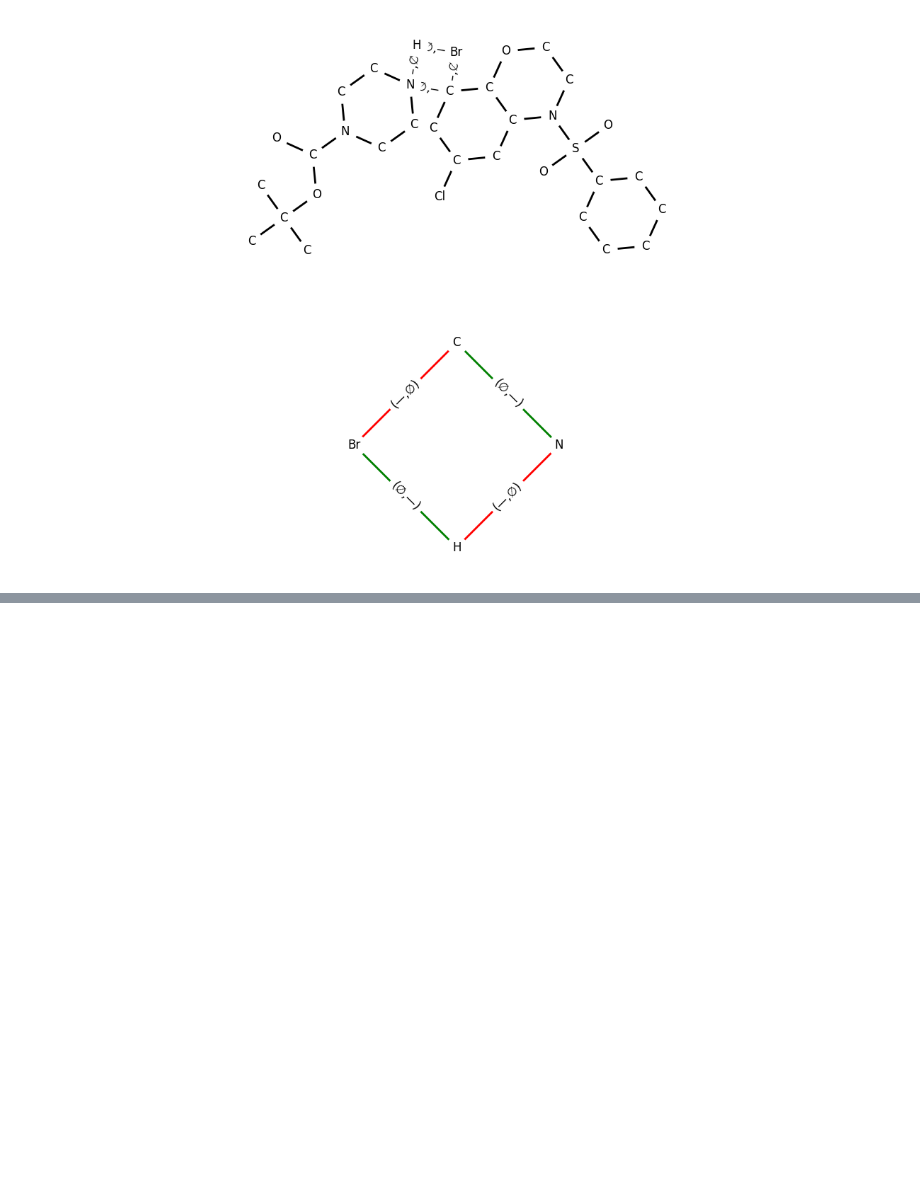
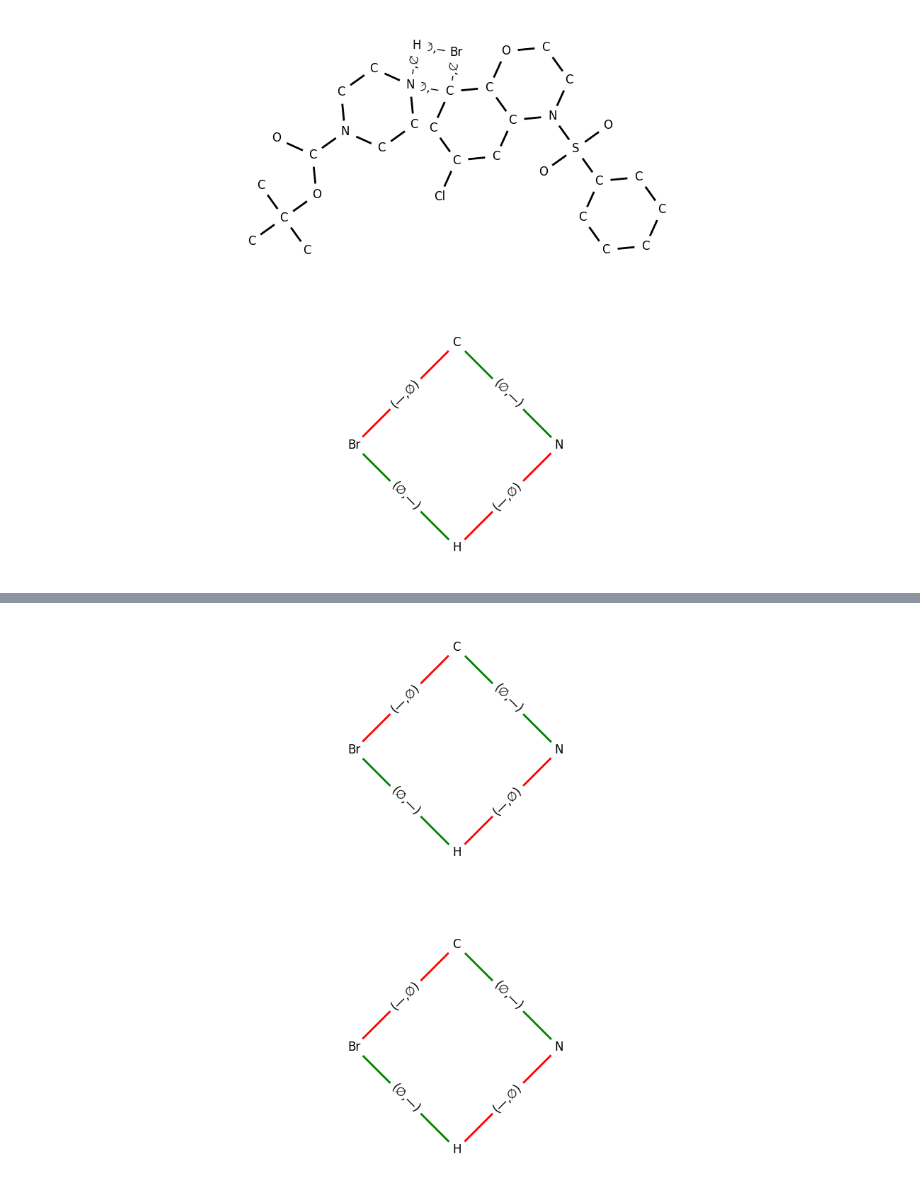
Before and after one commit to nils-schroeder/graph_theory_course, a Jupyter notebook: test.ipynb, the cells around one changed output, grey strips where cells are left out. Drawn from its saved outputs; the diff is of its cells as text; code cells hidden in the pictures; blank space fills up the shorter version.

```diff
--- a/test.ipynb
+++ b/test.ipynb
@@ -25,0 +20,8 @@ reaction_center = get_reaction_center(its_graph)
+# %%
+# WP 1: calculate all reaction centers
+
+for reaction in data:
+
+    its_graph = reaction['ITS']
+    reaction_center = get_reaction_center(its_graph)
+    reaction['RC'] = reaction_center
@@ -35,3 +47,23 @@ vis.plot_its(reaction_center, ax[1], use_edge_color=True)
 plt.show()
 # %% [output]
 [figure]
+# %%
+# WP 2:
+
+clusters = dict()
+
+for reaction in data:
+    rc = reaction['RC']
+    for rc_key in clusters.keys():
+
+        if nx.is_isomorphic(
+            rc,
+            rc_key,
+            lambda n1, n2: n1['charge'] == n2['charge'] and n1['element'] == n2['element'],
+            lambda e1, e2: e1['order'] == e2['order']
+        ):
+            clusters[rc_key].append(reaction)
+            break
+    else:
+
+        clusters[rc] = [reaction]
@@ -37,0 +94,17 @@ plt.show()
+# %%
+first_cluster = next(iter(clusters.values()))
+
+rc1 = first_cluster[0]['RC']
+rc2 = first_cluster[1]['RC']
+
+fig, ax = plt.subplots(2, 1, figsize=(15, 10))
+vis = GraphVisualizer()
+
+# Plot ITS graph and its reaction center
+vis.plot_its(rc1, ax[0], use_edge_color=True)
+vis.plot_its(rc2, ax[1], use_edge_color=True)
+
+# Display the plots
+plt.show()
+# %% [output]
+[figure, added]
```
Also changed, not shown: parts of 8 cells of this notebook.
